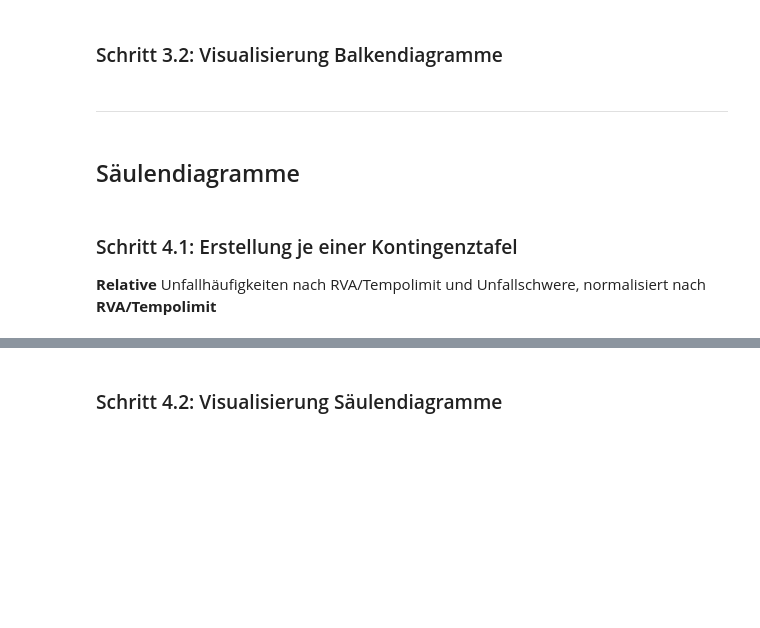
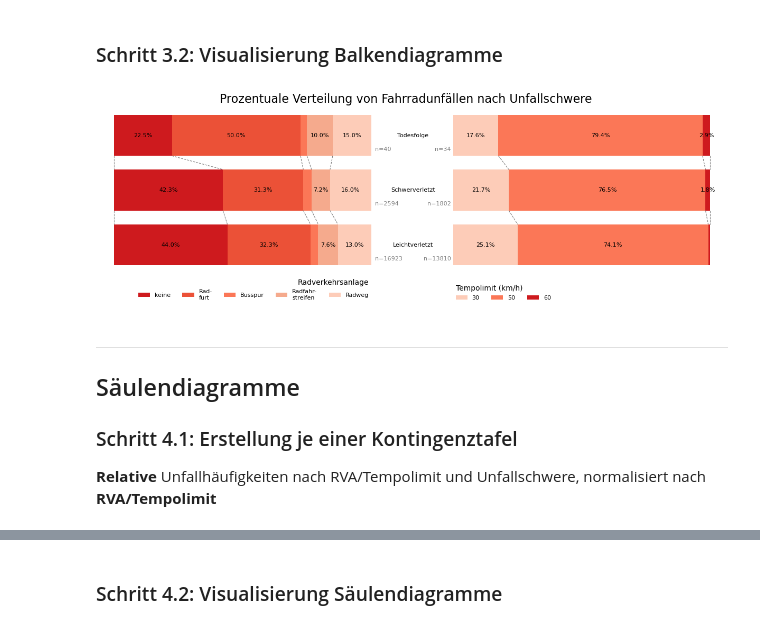
Before and after one commit to geoalxx/berlin_bike_accidents, a Jupyter notebook: notebooks/bba_analysis.ipynb, the cells around one changed output, grey strips where cells are left out. Cells and saved outputs as stored; diff of their text form; code cells hidden in the pictures; blank space fills up the shorter version.

```diff
--- a/notebooks/bba_analysis.ipynb
+++ b/notebooks/bba_analysis.ipynb
@@ -29,9 +29,9 @@ warnings.filterwarnings("ignore")  # ignore warnings
 
 
 # function definitions
-def addBarLabels(ax):
+def addBarLabels(ax, threshold=0.01):
     for bars in ax.containers:
-        labels = [f'{x:.1%}' if x > 0.01 else '' for x in bars.datavalues]
+        labels = [f'{x:.1%}' if x > threshold else '' for x in bars.datavalues]
         ax.bar_label(bars, labels=labels, label_type='center', fontsize=8)
 
 
@@ -79,10 +79,8 @@ config.read(rel_path + 'config.ini')
 # get from config.ini
 dir_output = rel_path + config['FILE_SETTINGS']['DIR_OUTPUT']
 gpkg_src = dir_output + config['FILE_SETTINGS']['GPKG_NAME']
-
-# color palettes
 colors3 = ast.literal_eval(config['CONFIG']['COLORS3'])
-colors4 = ast.literal_eval(config['CONFIG']['COLORS4'])
+colors5 = ast.literal_eval(config['CONFIG']['COLORS5'])
 # %% [markdown]
 ### Schritt 1.3: Laden der Unfalldaten
 
@@ -191,49 +216,51 @@ totals_speed = crosstab_speed_sel['All'][0:3]
 fig, (ax1,ax2) = plt.subplots(ncols=2, sharey=True, figsize=(12, 4))
 
 # RVA horizontal bars
-ax = crosstab_rva_norm_rev.plot.barh(stacked=True, color=colors4, ax=ax1,  width=0.75)
-addBarLabels(ax)
+ax = crosstab_rva_norm_rev.plot.barh(stacked=True, color=colors5, ax=ax1,  width=0.75)
+addBarLabels(ax,0.04)
 addVerticalConnectors(ax, len(crosstab_rva_norm_rev))
 ax.axis('off')
 ax.invert_yaxis()
 ax.invert_xaxis()
 
 # add legend for RVA
 handles, labels = ax.get_legend_handles_labels()
-leg = ax.legend(reversed(handles), reversed([w.replace('-\n', '') for w in labels_rva]),
+leg = ax.legend(reversed(handles), reversed([w.replace('-\nss', '') for w in labels_rva]),
                 bbox_to_anchor=(1.01,-0.15), loc='lower right',
-                ncol = 4, frameon=False, title='Radverkehrsanlage', fontsize=8)
+                ncol = 5, frameon=False, title='Radverkehrsanlage', fontsize=8)
 leg._legend_box.align = "right"
 
 # add y labels and totals in between the bars
 for yloc, state in enumerate(y_axis_labels):
     ax.annotate(state, (0.5, yloc), xycoords=('figure fraction', 'data'),
                 fontsize=8, ha='center', va='center')
     ax.annotate(f'n={totals_rva[yloc+1]}', (0.44, yloc+.25), xycoords=('figure fraction', 'data'),
                 fontsize=8, color='grey', ha='left', va='center')
     ax.annotate(f'n={totals_speed[yloc + 1]}', (0.56, yloc + .25), xycoords=('figure fraction', 'data'),
                 fontsize=8, color='grey', ha='right', va='center')
 
 # speed limit horizontal bars
 ax = crosstab_speed_sel_norm.plot.barh(stacked=True, color=colors3, ax=ax2,  width=0.75)
 addBarLabels(ax)
 addVerticalConnectors(ax, len(crosstab_speed_sel_norm))
 ax.axis('off')
 ax.invert_yaxis()
 
 # add legend for speed limit
 leg = ax.legend(bbox_to_anchor=(-0.01,-0.15), loc='lower left',
                 ncol=3, frameon=False, title='Tempolimit (km/h)', fontsize=8)
 leg._legend_box.align = "left"
 
 # finish plotting...
 plt.suptitle('Prozentuale Verteilung von Fahrradunfällen nach Unfallschwere', fontsize=16)
-plt.tight_layout(w_pad=4, pad=1)
+plt.tight_layout(w_pad=4, pad=0)
+# %% [output]
+[figure, added]
-# %% [markdown]
-***
-# %% [markdown]
-## Säulendiagramme
 # %% [markdown]
+***
+
+## Säulendiagramme
+
 ### Schritt 4.1: Erstellung je einer Kontingenztafel
 
 **Relative** Unfallhäufigkeiten nach RVA/Tempolimit und Unfallschwere, normalisiert nach **RVA/Tempolimit**
```
Also changed, not shown: parts of 28 cells of this notebook, 8 other files.
